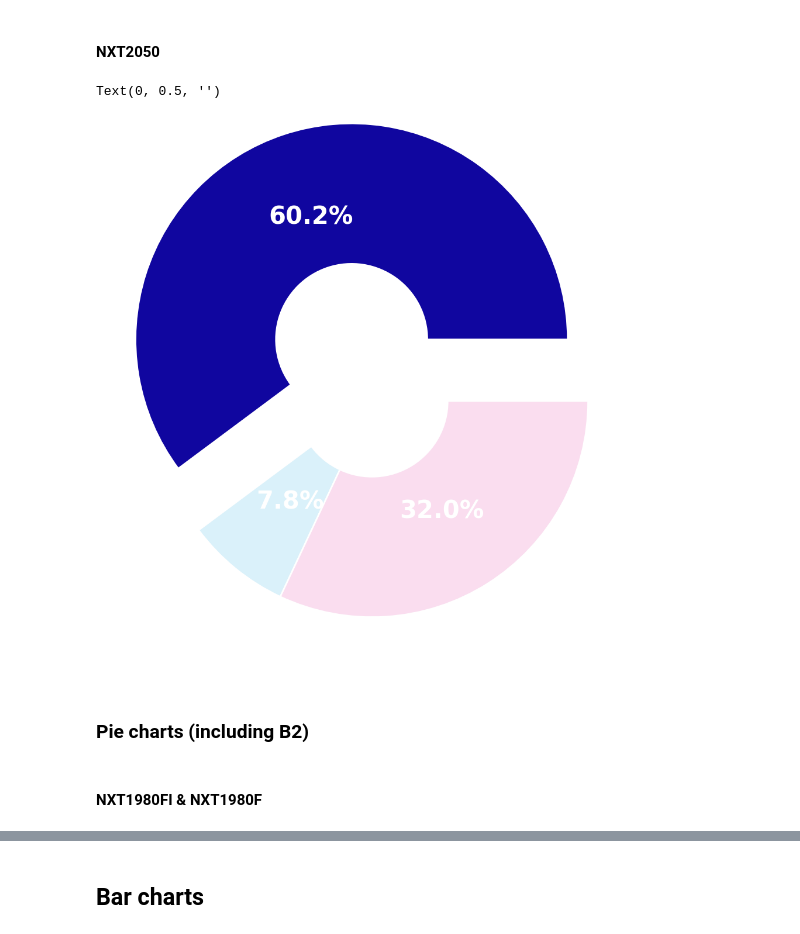
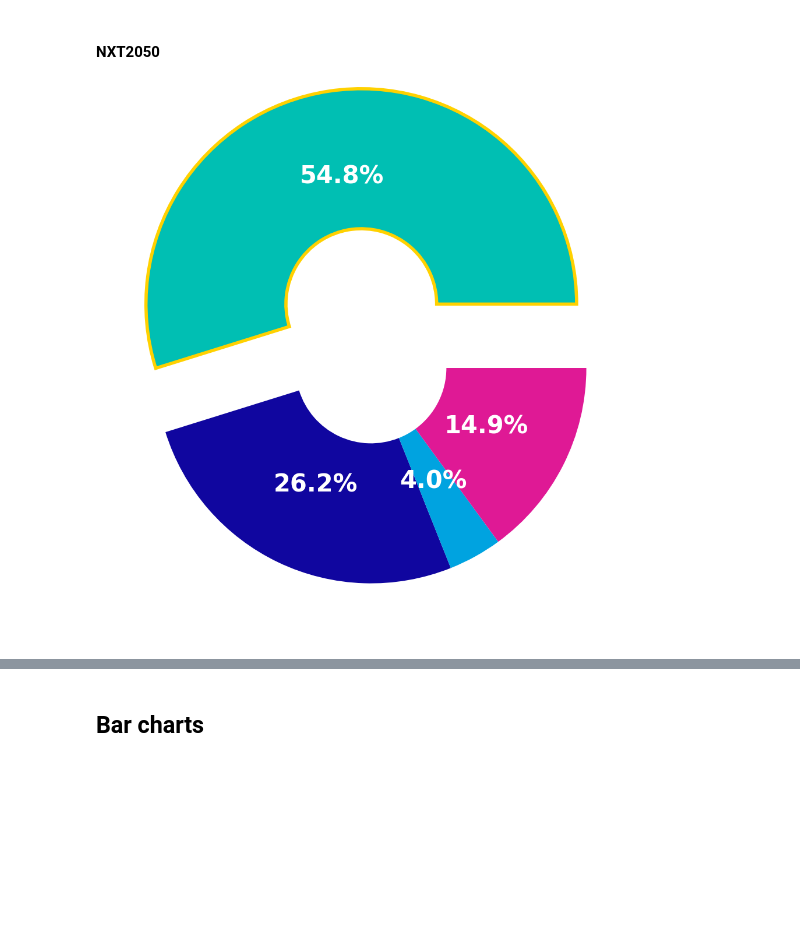
Before and after one commit to thomasinclair/NXT4-CoT-Project, a Jupyter notebook: cabin.ipynb, the cells around one changed output, grey strips where cells are left out. Drawn from its saved outputs; the diff is of its cells as text; code cells hidden in the pictures; blank space fills up the shorter version.

```diff
--- a/cabin.ipynb
+++ b/cabin.ipynb
@@ -32,5 +32,16 @@ import numpy as np
 # %%
 cabin_data = pd.read_csv("./NXT Wet Platform DN&AIR - Tiered Ownership.csv")
+air_data = pd.read_csv('./AIR_Data wk2608.csv')
+
+cabin_data = pd.merge(
+    left=cabin_data,
+    right=air_data[['AIR_ISSUE_NUMBER', 'AIR_ISSUE_STATUS']],
+    left_on='Air_Issue_number',
+    right_on='AIR_ISSUE_NUMBER',
+    how='left')
+
+cabin_data = cabin_data.drop_duplicates(subset=['NOTIFICATION_NUMBER']) # to prevent adding the same breakdown duration more than once
+
 SF_dict = {
     'SF-01': ['FC-024', 'FC-025', 'FC-026', 'FC-027', 'FC-040', 'FC-056'],
     'SF-02': ['FC-021', 'FC-022', 'FC-023', 'FC-041'],
@@ -93,15 +104,16 @@ cabin_data['SF'] = cabin_data['Functional_Cluster_Final_Owner'].map({fc: sf for
 cabin_data['Sector'] = cabin_data['B_CODE'].map({code: sector for sector, code_list in sector_breakdowns_dict.items() for code in code_list}) # assing bcode to the correct sector
 cabin_data = cabin_data.dropna(subset=['SF', 'Sector']) # drop the rows where the FC could not be assigned to a SF and Sector is not assigned
 cabin_data['AIR_bucket'] = np.where(
-    cabin_data['Air_Issue_Status'].isin(['Open', 'On Hold']),
+    cabin_data['AIR_ISSUE_STATUS'].isin(['Open', 'On Hold']),
     'Open/On Hold AIR',
     np.where(
-        cabin_data['Air_Issue_Status'].isin(['Closed', 'Aborted']),
+        cabin_data['AIR_ISSUE_STATUS'].isin(['Closed', 'Aborted']),
         'Closed/Aborted AIR',
         'No AIR'
         )
     )
 
 print(cabin_data['MACHINE_TYPE'].unique())
+print(cabin_data['Air_Issue_number'].unique().tolist()) #print list to use in SSA to get latest Status updates
 # %% [output]
 ['NXT1980FI' 'NXT1980F' 'NXT:2050']
@@ -140,30 +162,35 @@ Text(0, 0.5, '')
 # %% [markdown]
 #### NXT2050
 # %%
-cabin_data.loc[
-    (cabin_data['MACHINE_TYPE']=='NXT:2050') &
-    (cabin_data['Sector'].isin(['DE Breakdown', 'TF Breakdown', 'Supply Chain Breakdown']))
+ax = cabin_data.loc[
+    (cabin_data['MACHINE_TYPE'].isin(['NXT:2050']))
 ].groupby('Sector')['BREAKDOWN_DURATION_HRS'].sum().plot.pie(
     autopct='%1.1f%%',
     figsize=(12,12),
+    labels=None,
     # legend=True,
-    labels=None,
-    # title='NXT1980FI & NXT1980F',
-    colors=['#10069F','#00A3E025','#DF199525'],
-    explode = [0.3, 0, 0], #exolode first slice
-    textprops = {
-        'color': 'white',
-        'fontweight': 'bold',
-        'fontsize': 30},
-    wedgeprops = {
-        'linewidth':2,
-        'edgecolor': 'white',
-        'width':0.65
-        }).set_ylabel('')
+    colors=['#00BFB3','#10069F','#00A3E0','#DF1995'],
+    textprops={'color':'white','fontweight':'bold','fontsize':30},
+    wedgeprops={'linewidth':0,'edgecolor':'white','width':0.65},
+    explode=[0.3, 0, 0, 0]
+)
+
+ax.get_figure().patch.set_facecolor("none")
+ax.set_ylabel("")
+
+# --- Add outline ONLY to the DE slice ---
+wedges = ax.patches
+index_order = list(cabin_data.loc[
+    (cabin_data['MACHINE_TYPE'].isin(['NXT1980FI','NXT1980F']))
+].groupby('Sector')['BREAKDOWN_DURATION_HRS'].sum().index)
+
+de_idx = index_order.index("B2")
+
+for i, w in enumerate(wedges):
+    if i == de_idx:
+        w.set_edgecolor("#FFD100")
+        w.set_linewidth(4)      # strong outline
+    else:
+        w.set_edgecolor("none") # remove outline on other slices
 # %% [output]
-Text(0, 0.5, '')
-[figure, old version]
+[figure, new version]
-# %% [markdown]
-### Pie charts (including B2)
-# %% [markdown]
-#### NXT1980FI & NXT1980F
```
Also changed, not shown: parts of 14 cells of this notebook, 2 other files.
